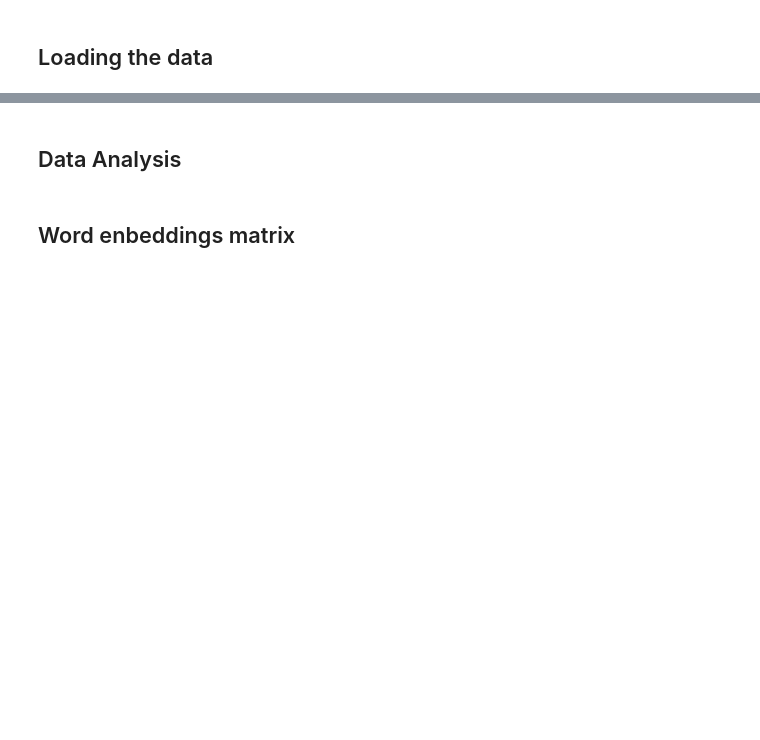
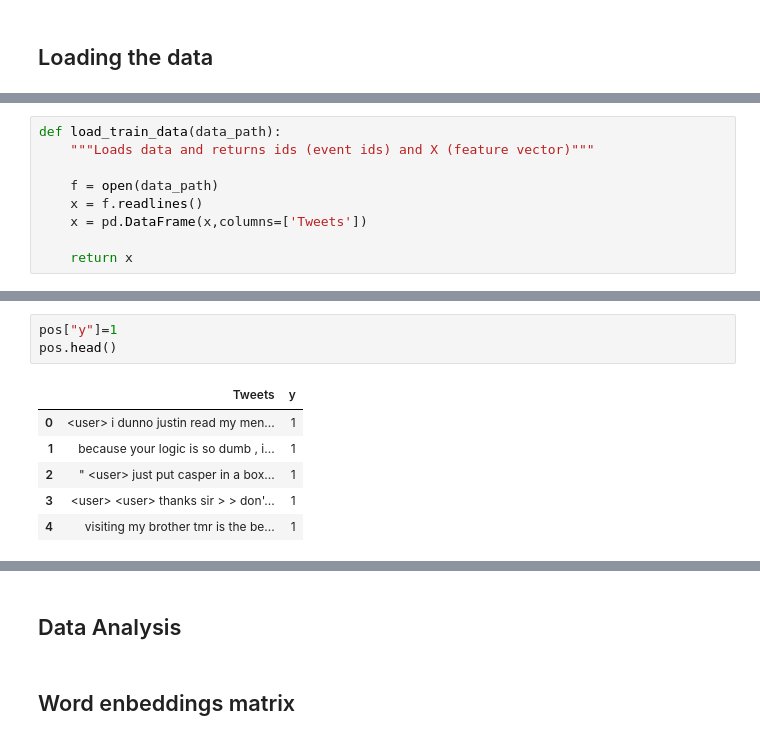
Before and after one commit to Krysis789/MLproject2, a Jupyter notebook: Notebook_Project2.ipynb, the cells around one changed output, grey strips where cells are left out. Cells and saved outputs as stored; diff of their text form; blank space fills up the shorter version.

```diff
--- a/Notebook_Project2.ipynb
+++ b/Notebook_Project2.ipynb
@@ -50,0 +39,9 @@ x
+# %%
+def load_train_data(data_path):
+    """Loads data and returns ids (event ids) and X (feature vector)"""
+
+    f = open(data_path)
+    x = f.readlines()
+    x = pd.DataFrame(x,columns=['Tweets'])
+
+    return x
@@ -50,0 +68,10 @@ x
+# %%
+pos["y"]=1
+pos.head()
+# %% [output]
+|  | Tweets | y |
+| 0 | <user> i dunno justin read my men... | 1 |
+| 1 | because your logic is so dumb , i... | 1 |
+| 2 | " <user> just put casper in a box... | 1 |
+| 3 | <user> <user> thanks sir > > don'... | 1 |
+| 4 | visiting my brother tmr is the be... | 1 |
```
Also changed, not shown: parts of 14 cells of this notebook, 8 other files.
